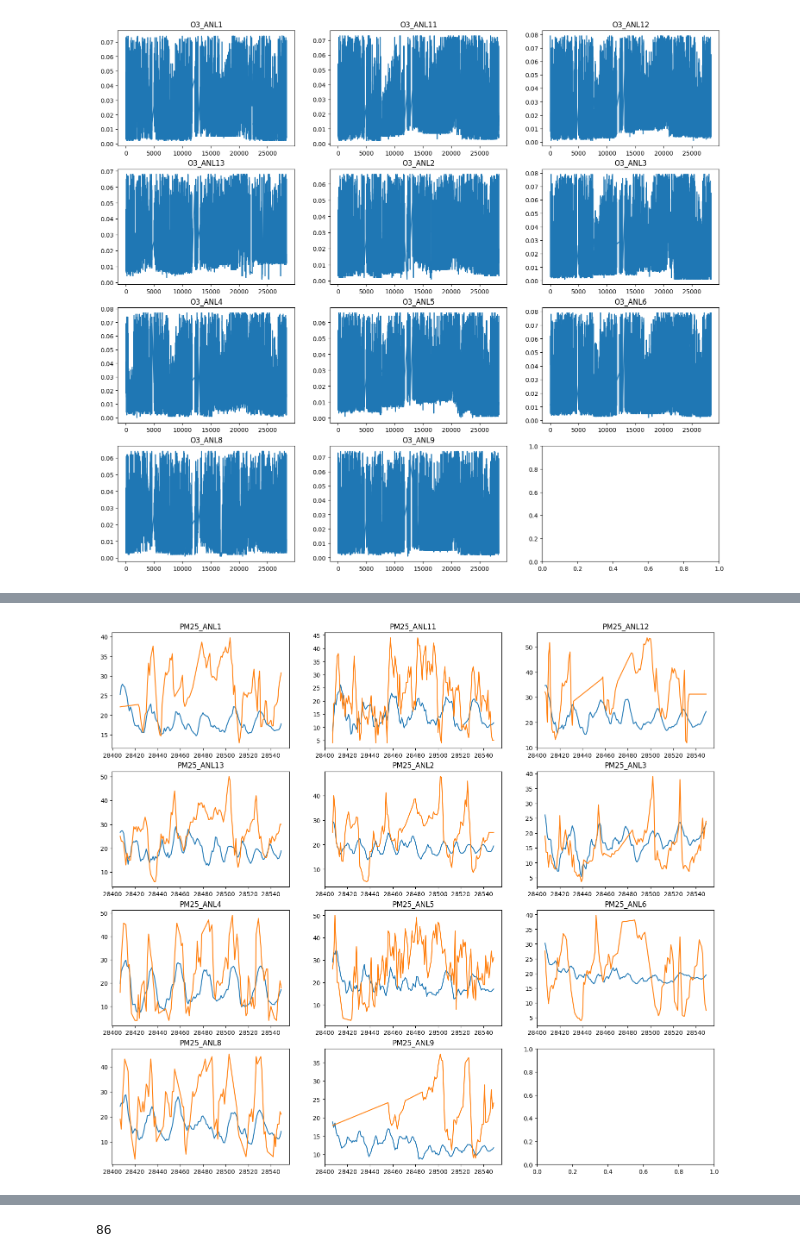
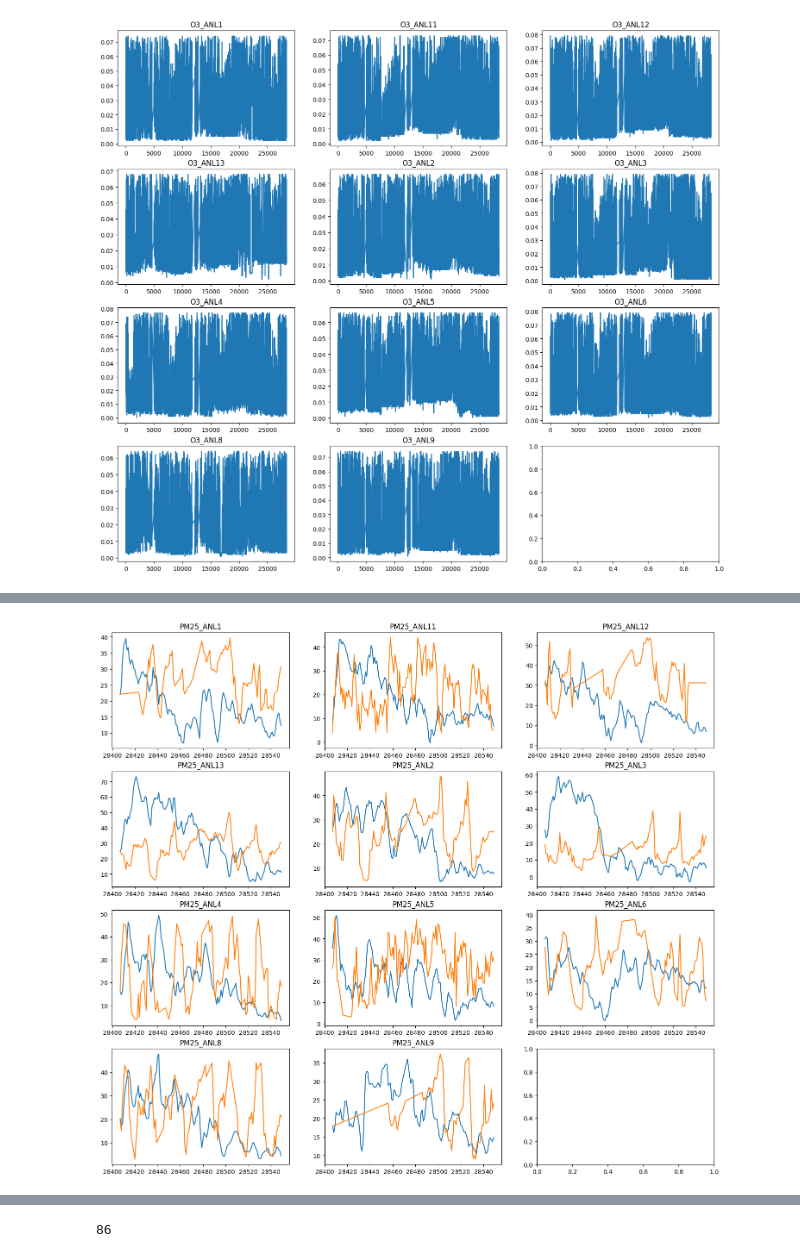
Before and after one commit to SimplySanti/daacc_preficient, a Jupyter notebook: notebooks/Forecasting.ipynb, the cells around one changed output, grey strips where cells are left out. Cells and saved outputs as stored; diff of their text form; code cells hidden in the pictures.

Commit message:
prediction models

```diff
--- a/notebooks/Forecasting.ipynb
+++ b/notebooks/Forecasting.ipynb
@@ -147,7 +147,7 @@ class MultiVarTimeSeriesDataset(Dataset):
 
 # --- 3. LSTM Model ---
 class LSTMModel(nn.Module):
-    def __init__(self, input_size, hidden_size=180, num_layers=2):
+    def __init__(self, input_size, hidden_size=190, num_layers=2):
         super(LSTMModel, self).__init__()
         self.lstm = nn.LSTM(input_size, hidden_size, num_layers, batch_first=True)
         self.linear = nn.Linear(hidden_size, input_size)
@@ -161,7 +161,7 @@ class LSTMModel(nn.Module):
 
 # --- 4. Hyperparameters ---
 seq_length = 24       # 24 hours of past data
-batch_size = 600
+batch_size = 700
 epochs = 800
 learning_rate = 0.001
 
@@ -182,8 +182,8 @@ optimizer = torch.optim.Adam(model.parameters(), lr=learning_rate)
 # --- 7. Training ---
 model.train()
 for epoch in range(epochs):
-    if (epoch + 1) % 100 == 0:
-       torch.save(model.state_dict(), f"../models/model_epoch_{epoch+1}.pth")
+    if (epoch + 1) % 50 == 0:
+       torch.save(model.state_dict(), f"../models/modelv3_epoch_{epoch+1}.pth")
     epoch_loss = 0
     for x_batch, y_batch in train_loader:
         x_batch = x_batch.to(device)   # (batch, seq_length, input_size)
@@ -240,2 +240,32 @@ Epoch 91/800, Loss: 82.689765
+# %%
+def predict_future_steps(model, input_df, steps_ahead, seq_length=24, device='cpu', reference_index=None):
+    model.eval()
+    model.to(device)
+
+    input_data = input_df.values.astype(np.float32)
+    history = input_data[-seq_length:].copy()
+    predictions = []
+
+    with torch.no_grad():
+        for _ in range(steps_ahead):
+            input_seq = torch.tensor(history[-seq_length:], dtype=torch.float32).unsqueeze(0).to(device)
+            pred = model(input_seq).cpu().numpy().flatten()
+            predictions.append(pred)
+            history = np.vstack([history, pred])
+
+    # Use test index if provided
+    if reference_index is not None:
+        pred_index = reference_index[:steps_ahead]
+    else:
+        pred_index = None  # Default integer index
+
+    pred_df = pd.DataFrame(predictions, columns=input_df.columns, index=pred_index)
+    return pred_df
+# %%
+forecast_df_lstm = predict_future_steps(model, train_pm_df, 143, 24, "cpu", test_pm_df.index)
+# %%
+graph_metrics(forecast_df_lstm, test_pm_df,  "PM25")
+# %% [output]
+[figure, added]
 # %%
 forecast_df = get_forecast(len(test_pm_df), train_pm_df, pm_results, test_pm_df.index)
@@ -242,4 +272,0 @@ forecast_df = get_forecast(len(test_pm_df), train_pm_df, pm_results, test_pm_df.
-# %%
-graph_metrics(forecast_df, test_pm_df, "PM25")
-# %% [output]
-[figure, removed]
```
Also changed, not shown: parts of 12 cells of this notebook, 16 other files.
